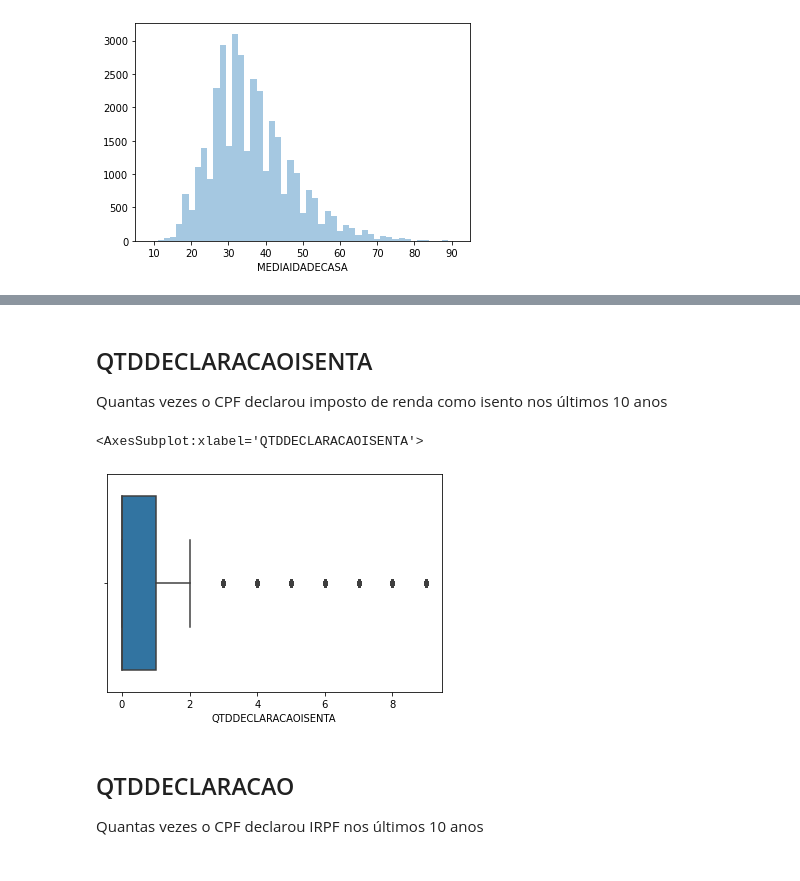
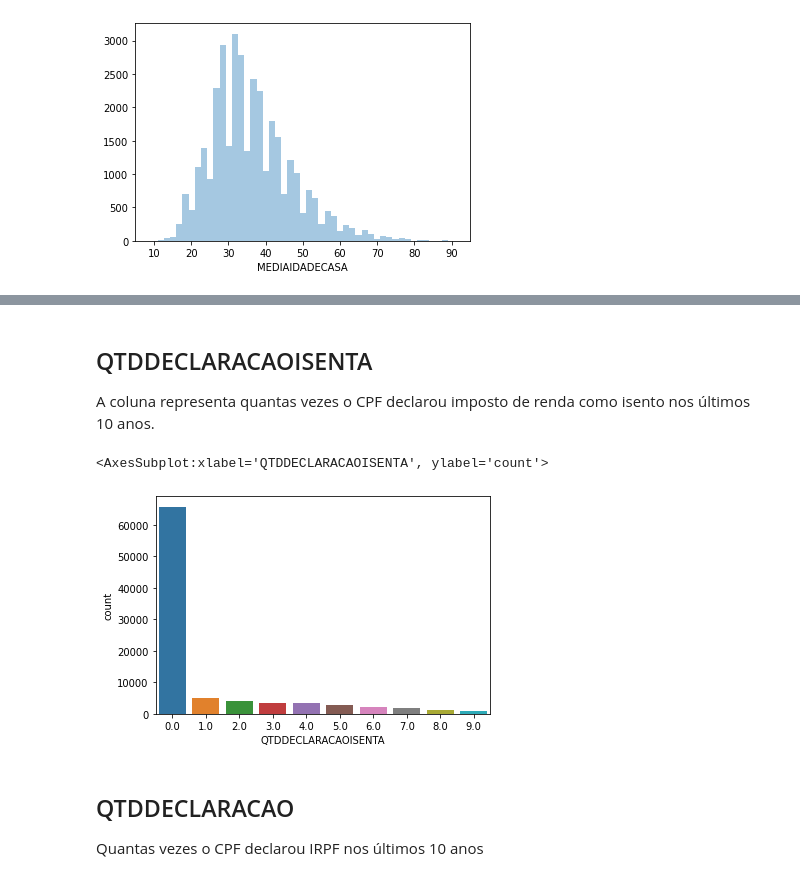
Before and after one commit to ednakatani/Data-Science, a Jupyter notebook: DS_project.ipynb, the cells around one changed output, grey strips where cells are left out. Drawn from its saved outputs; the diff is of its cells as text; code cells hidden in the pictures.

```diff
--- a/DS_project.ipynb
+++ b/DS_project.ipynb
@@ -487,12 +496,12 @@ plt.xlim(5, 95)
 # %% [markdown]
 ## QTDDECLARACAOISENTA
 
-Quantas vezes o CPF declarou imposto de renda como isento nos últimos 10 anos
+A coluna representa quantas vezes o CPF declarou imposto de renda como isento nos últimos 10 anos.
 # %%
-sns.boxplot(df_train['QTDDECLARACAOISENTA'])
+sns.countplot(x=df_train['QTDDECLARACAOISENTA'])
 # %% [output]
-<AxesSubplot:xlabel='QTDDECLARACAOISENTA'>
+<AxesSubplot:xlabel='QTDDECLARACAOISENTA', ylabel='count'>
-[figure, old version]
+[figure, new version]
 # %% [markdown]
 ## QTDDECLARACAO
 
```
Also changed, not shown: parts of 3 cells of this notebook.
